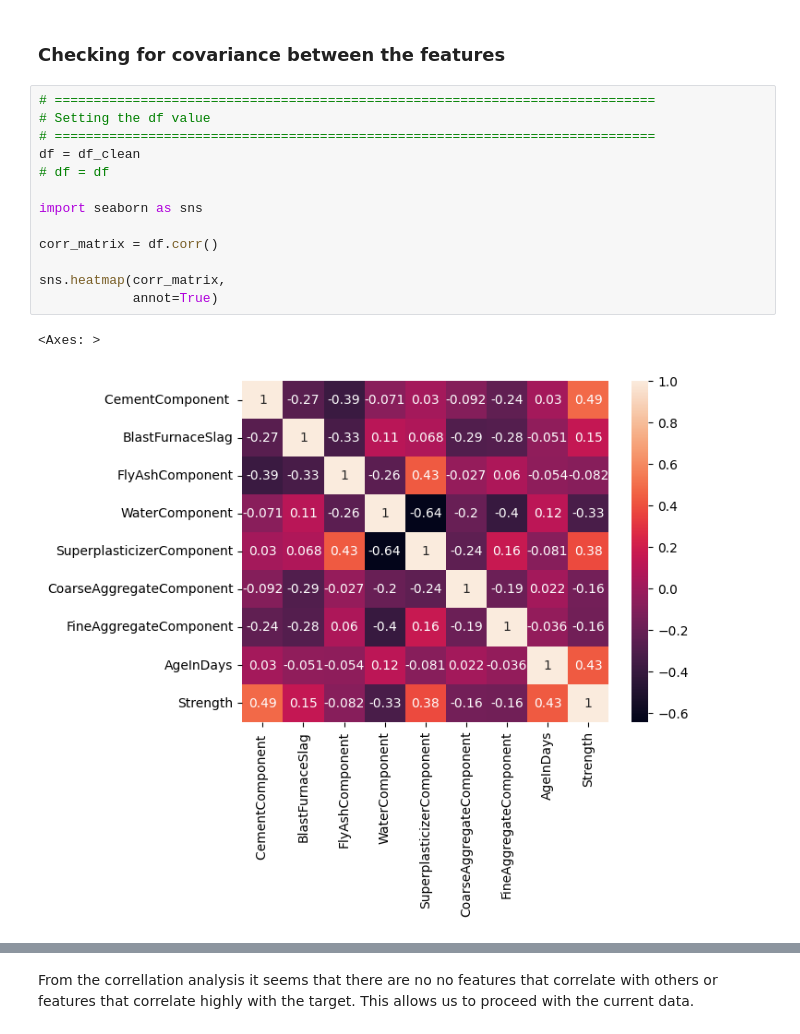
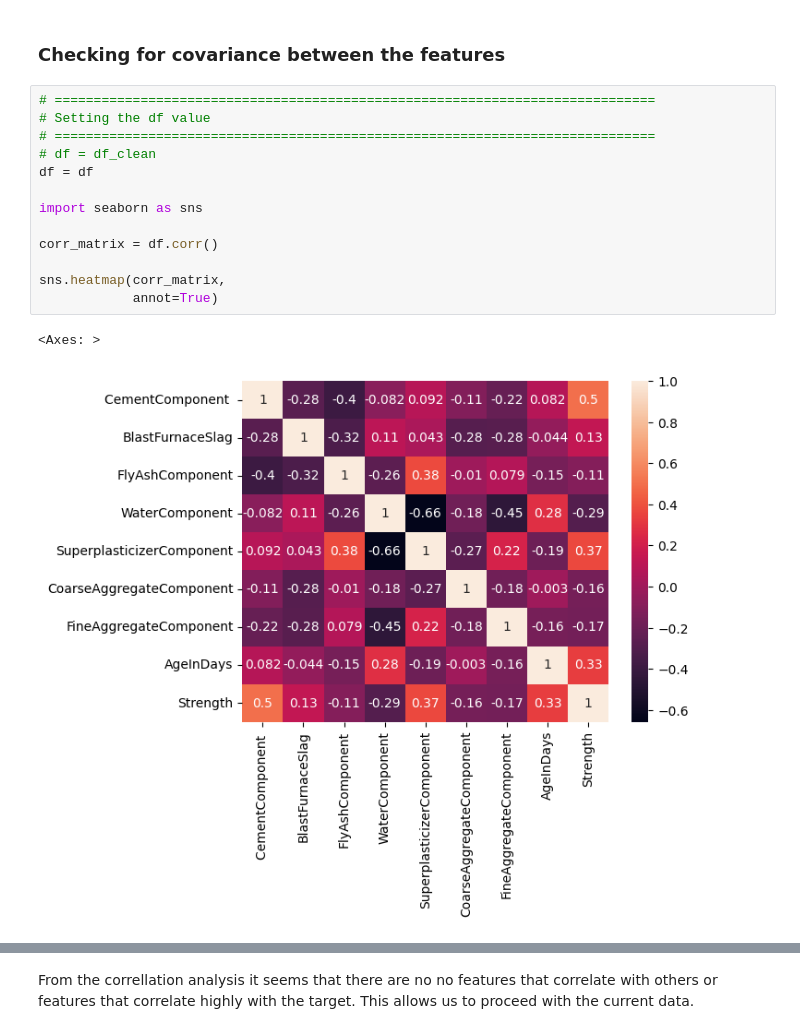
Before and after one commit to AndriyBabiy/goit_deep-learning, a Jupyter notebook: 01_PyTorch_Fundamentals/01_PyTorch_Fundementals.ipynb, the cells around one changed output, grey strips where cells are left out. Saved outputs shown, nothing was run; the diff lists cells and outputs as text.

```diff
--- a/01_PyTorch_Fundamentals/01_PyTorch_Fundementals.ipynb
+++ b/01_PyTorch_Fundamentals/01_PyTorch_Fundementals.ipynb
@@ -165,19 +165,19 @@ plt.show()
 # %%
 # =============================================================================
 # Setting the df value
 # =============================================================================
-df = df_clean
-# df = df
+# df = df_clean
+df = df
 
 import seaborn as sns
 
 corr_matrix = df.corr()
 
 sns.heatmap(corr_matrix,
             annot=True)
 # %% [output]
 <Axes: >
-[figure, old version]
+[figure, new version]
 # %%
 plt.figure(figsize=(4,4))
 sns.pairplot(data=df)
```
Also changed, not shown: parts of 4 cells of this notebook.
